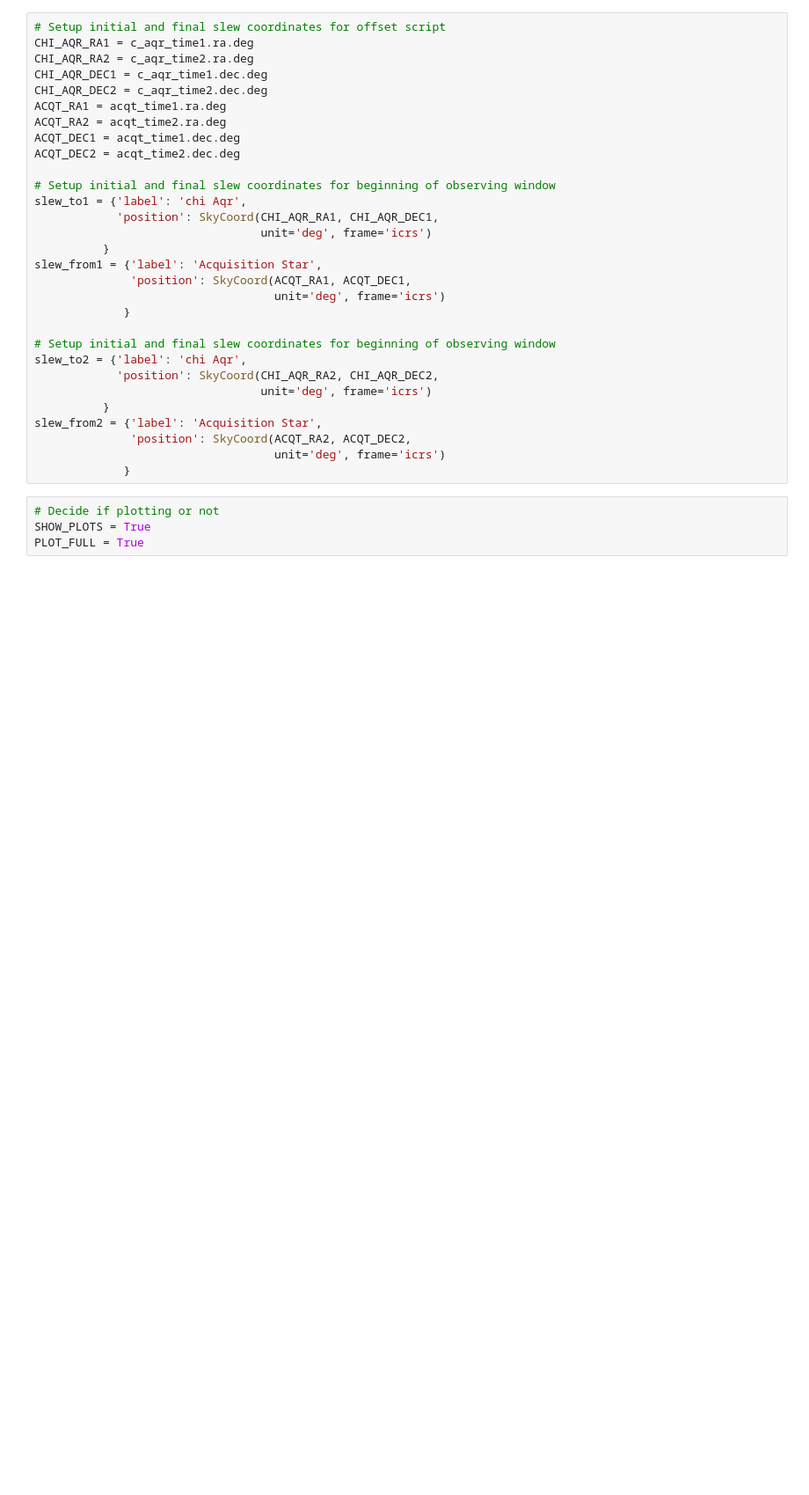
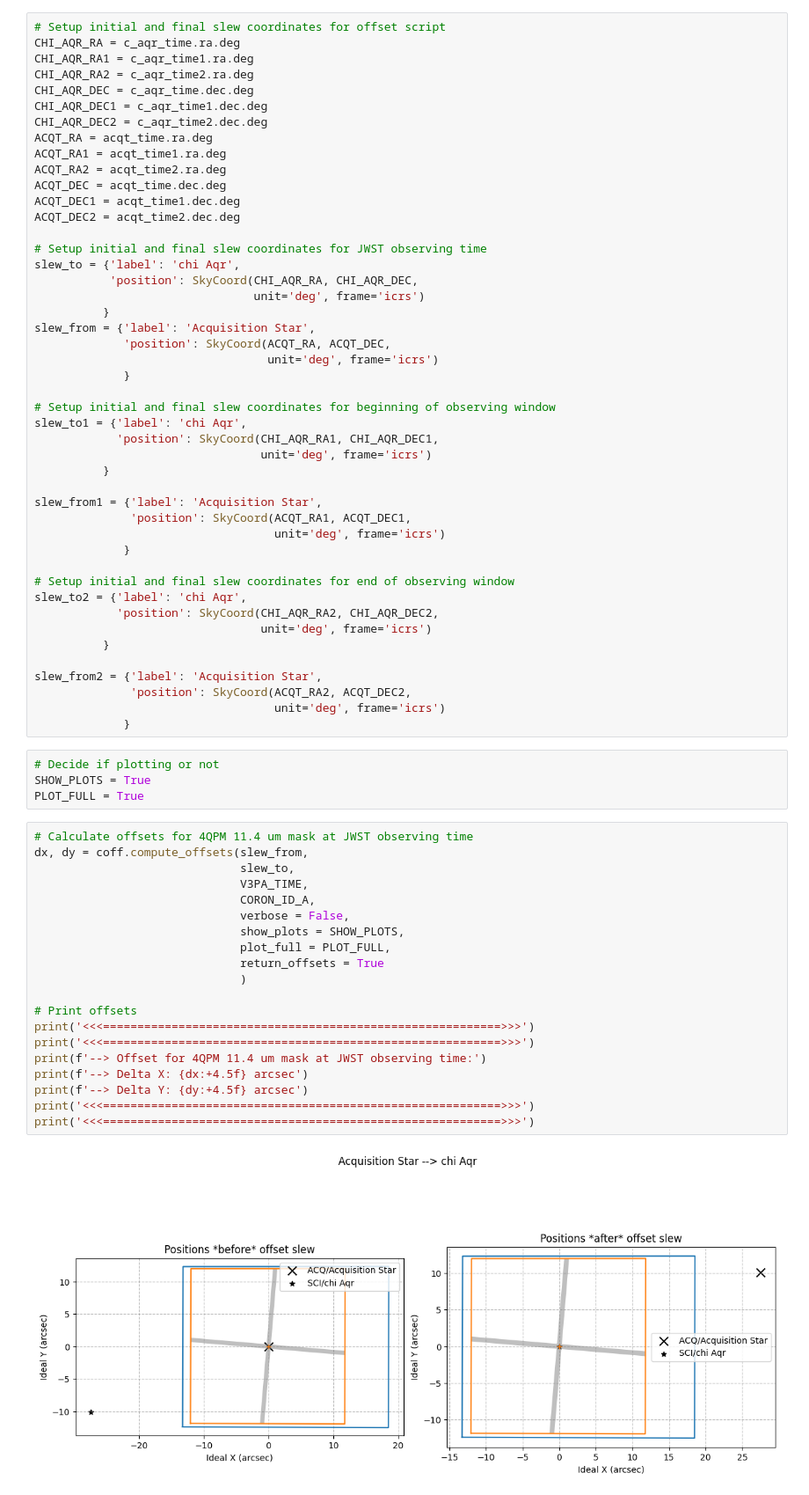
Before and after one commit to mmarengo/jwst_offset, a Jupyter notebook: chi_aqr_miri_offset_ta.ipynb, the cells around one changed output. Shown at 88% size. Cells and saved outputs as stored; diff of their text form; blank space fills up the shorter version.

```diff
--- a/chi_aqr_miri_offset_ta.ipynb
+++ b/chi_aqr_miri_offset_ta.ipynb
@@ -130,30 +169,46 @@ print(f'--> Position angle: {pa_offset_jwst:.2f}')
 Uses the compute_offsets() script to calculate the dx and dy offset needed in APT to perform the target acquisition in offset from the acquisition star. This needs to be done for all JWST coronagraphs that need to be used, and for the time of beginning and end of the observing window.
 # %%
 # Setup initial and final slew coordinates for offset script
+CHI_AQR_RA = c_aqr_time.ra.deg
 CHI_AQR_RA1 = c_aqr_time1.ra.deg
 CHI_AQR_RA2 = c_aqr_time2.ra.deg
+CHI_AQR_DEC = c_aqr_time.dec.deg
 CHI_AQR_DEC1 = c_aqr_time1.dec.deg
 CHI_AQR_DEC2 = c_aqr_time2.dec.deg
+ACQT_RA = acqt_time.ra.deg
 ACQT_RA1 = acqt_time1.ra.deg
 ACQT_RA2 = acqt_time2.ra.deg
+ACQT_DEC = acqt_time.dec.deg
 ACQT_DEC1 = acqt_time1.dec.deg
 ACQT_DEC2 = acqt_time2.dec.deg
+
+# Setup initial and final slew coordinates for JWST observing time
+slew_to = {'label': 'chi Aqr',
+           'position': SkyCoord(CHI_AQR_RA, CHI_AQR_DEC,
+                                unit='deg', frame='icrs')
+          }
+slew_from = {'label': 'Acquisition Star',
+             'position': SkyCoord(ACQT_RA, ACQT_DEC,
+                                  unit='deg', frame='icrs')
+             }
 
 # Setup initial and final slew coordinates for beginning of observing window
 slew_to1 = {'label': 'chi Aqr',
             'position': SkyCoord(CHI_AQR_RA1, CHI_AQR_DEC1,
                                  unit='deg', frame='icrs')
           }
+
 slew_from1 = {'label': 'Acquisition Star',
               'position': SkyCoord(ACQT_RA1, ACQT_DEC1,
                                    unit='deg', frame='icrs')
              }
 
-# Setup initial and final slew coordinates for beginning of observing window
+# Setup initial and final slew coordinates for end of observing window
 slew_to2 = {'label': 'chi Aqr',
             'position': SkyCoord(CHI_AQR_RA2, CHI_AQR_DEC2,
                                  unit='deg', frame='icrs')
           }
+
 slew_from2 = {'label': 'Acquisition Star',
               'position': SkyCoord(ACQT_RA2, ACQT_DEC2,
                                    unit='deg', frame='icrs')
@@ -162,3 +217,25 @@ slew_from2 = {'label': 'Acquisition Star',
 # Decide if plotting or not
 SHOW_PLOTS = True
 PLOT_FULL = True
+# %%
+# Calculate offsets for 4QPM 11.4 um mask at JWST observing time
+dx, dy = coff.compute_offsets(slew_from,
+                              slew_to,
+                              V3PA_TIME,
+                              CORON_ID_A,
+                              verbose = False,
+                              show_plots = SHOW_PLOTS,
+                              plot_full = PLOT_FULL,
+                              return_offsets = True
+                              )
+
+# Print offsets
+print('<<<==========================================================>>>')
+print('<<<==========================================================>>>')
+print(f'--> Offset for 4QPM 11.4 um mask at JWST observing time:')
+print(f'--> Delta X: {dx:+4.5f} arcsec')
+print(f'--> Delta Y: {dy:+4.5f} arcsec')
+print('<<<==========================================================>>>')
+print('<<<==========================================================>>>')
+# %% [output]
+[figure, added]
```
Also changed, not shown: parts of 13 cells of this notebook, 1 other file.
